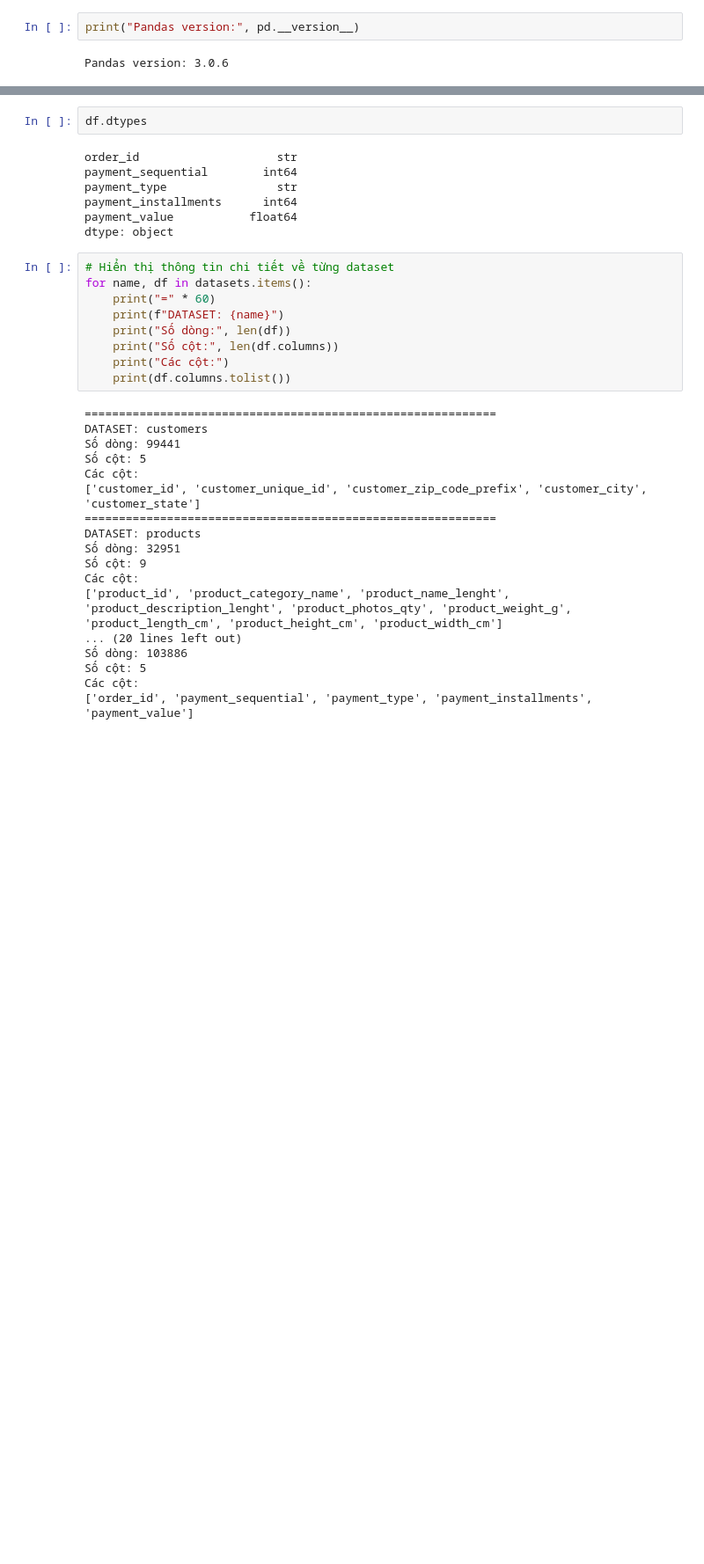
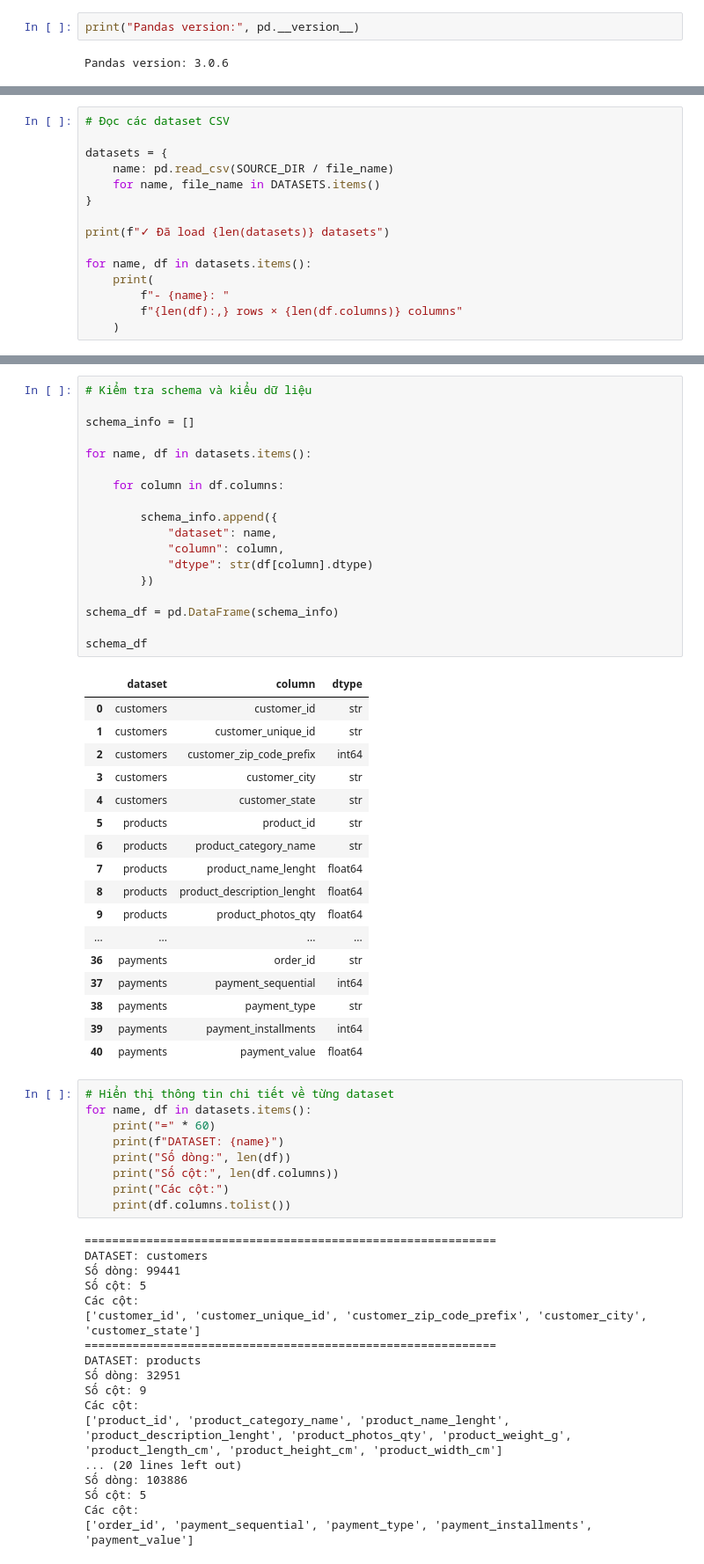
Before and after one commit to vanbun404/E-commerce-Data-Lakehouse-Project, a Jupyter notebook: notebooks/01_data_collection.ipynb, the cells around one changed output, grey strips where cells are left out. Shown at 88% size. Cells and saved outputs as stored; diff of their text form; blank space fills up the shorter version.

Commit message:
feat: data_collection

```diff
--- a/notebooks/01_data_collection.ipynb
+++ b/notebooks/01_data_collection.ipynb
@@ -61,0 +106,15 @@ datasets = {
+# %%
+# Đọc các dataset CSV
+
+datasets = {
+    name: pd.read_csv(SOURCE_DIR / file_name)
+    for name, file_name in DATASETS.items()
+}
+
+print(f"✓ Đã load {len(datasets)} datasets")
+
+for name, df in datasets.items():
+    print(
+        f"- {name}: "
+        f"{len(df):,} rows × {len(df.columns)} columns"
+    )
@@ -82,14 +257,41 @@ overview_df
 | 4 | reviews | 99224 | 7 |
 | 5 | payments | 103886 | 5 |
 # %%
-df.dtypes
+# Kiểm tra schema và kiểu dữ liệu
+
+schema_info = []
+
+for name, df in datasets.items():
+
+    for column in df.columns:
+
+        schema_info.append({
+            "dataset": name,
+            "column": column,
+            "dtype": str(df[column].dtype)
+        })
+
+schema_df = pd.DataFrame(schema_info)
+
+schema_df
 # %% [output]
-order_id                    str
-payment_sequential        int64
-payment_type                str
-payment_installments      int64
-payment_value           float64
-dtype: object
+|  | dataset | column | dtype |
+| 0 | customers | customer_id | str |
+| 1 | customers | customer_unique_id | str |
+| 2 | customers | customer_zip_code_prefix | int64 |
+| 3 | customers | customer_city | str |
+| 4 | customers | customer_state | str |
+| 5 | products | product_id | str |
+| 6 | products | product_category_name | str |
+| 7 | products | product_name_lenght | float64 |
+| 8 | products | product_description_lenght | float64 |
+| 9 | products | product_photos_qty | float64 |
+| ... | ... | ... | ... |
+| 36 | payments | order_id | str |
+| 37 | payments | payment_sequential | int64 |
+| 38 | payments | payment_type | str |
+| 39 | payments | payment_installments | int64 |
+| 40 | payments | payment_value | float64 |
 # %%
 # Hiển thị thông tin chi tiết về từng dataset
 for name, df in datasets.items():
```
Also changed, not shown: parts of 17 cells of this notebook, 8 other files.
